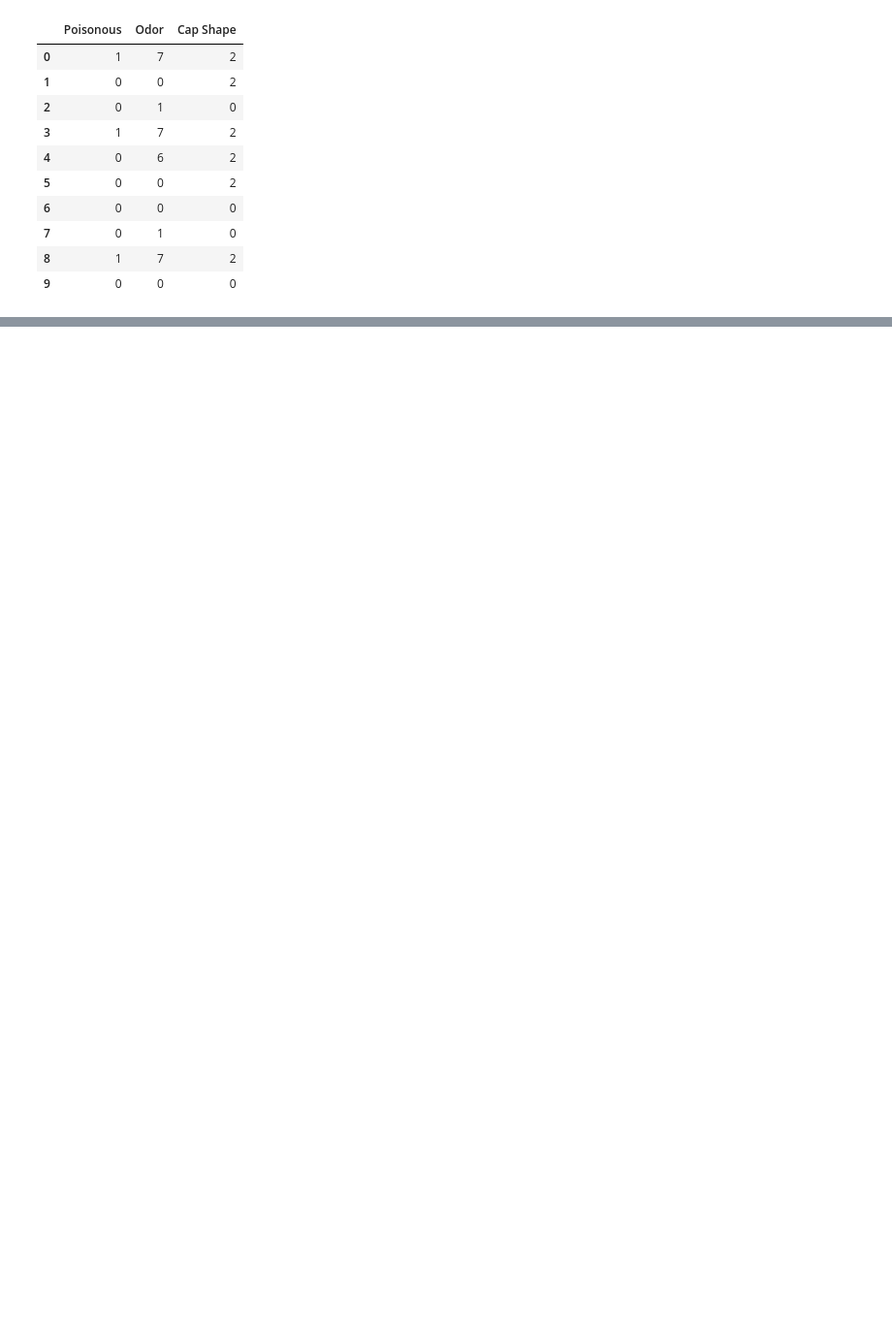
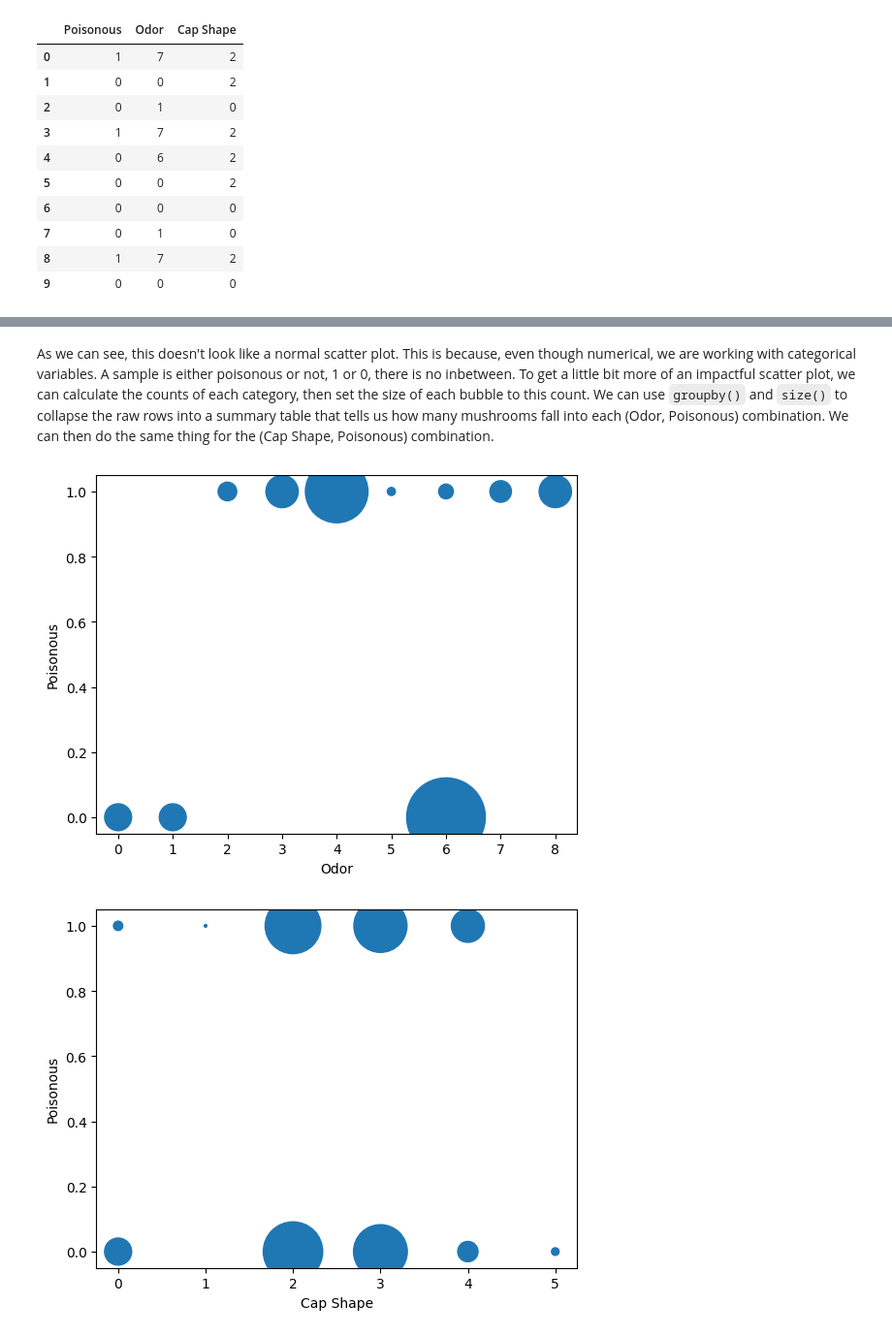
Before and after one commit to kpfuller28/is362, a Jupyter notebook: Kiel_Fuller_IS362_Assignment8.ipynb, the cells around one changed output, grey strips where cells are left out. Shown at 97% size. Drawn from its saved outputs; the diff is of its cells as text; code cells hidden in the pictures; blank space fills up the shorter version.

```diff
--- a/Kiel_Fuller_IS362_Assignment8.ipynb
+++ b/Kiel_Fuller_IS362_Assignment8.ipynb
@@ -77,0 +92,12 @@ ImportError: matplotlib is required for plotting when the default backend "matpl
+# %% [markdown]
+As we can see, this doesn't look like a normal scatter plot. This is because, even though numerical, we are working with categorical variables. A sample is either poisonous or not, 1 or 0, there is no inbetween. To get a little bit more of an impactful scatter plot, we can calculate the counts of each category, then set the size of each bubble to this count. We can use `groupby()` and `size()` to collapse the raw rows into a summary table that tells us how many mushrooms fall into each (Odor, Poisonous) combination. We can then do the same thing for the (Cap Shape, Poisonous) combination.
+# %%
+odor_counts = subset.groupby(['Odor', 'Poisonous']).size().reset_index(name='Count')
+cap_counts = subset.groupby(['Cap Shape', 'Poisonous']).size().reset_index(name='Count')
+
+
+scatter_odor = odor_counts.plot.scatter(x='Odor', y='Poisonous', s='Count')
+scatter_odor = cap_counts.plot.scatter(x='Cap Shape', y='Poisonous', s='Count')
+# %% [output]
+[figure, added]
+[figure, added]
```
Also changed, not shown: parts of 9 cells of this notebook.
